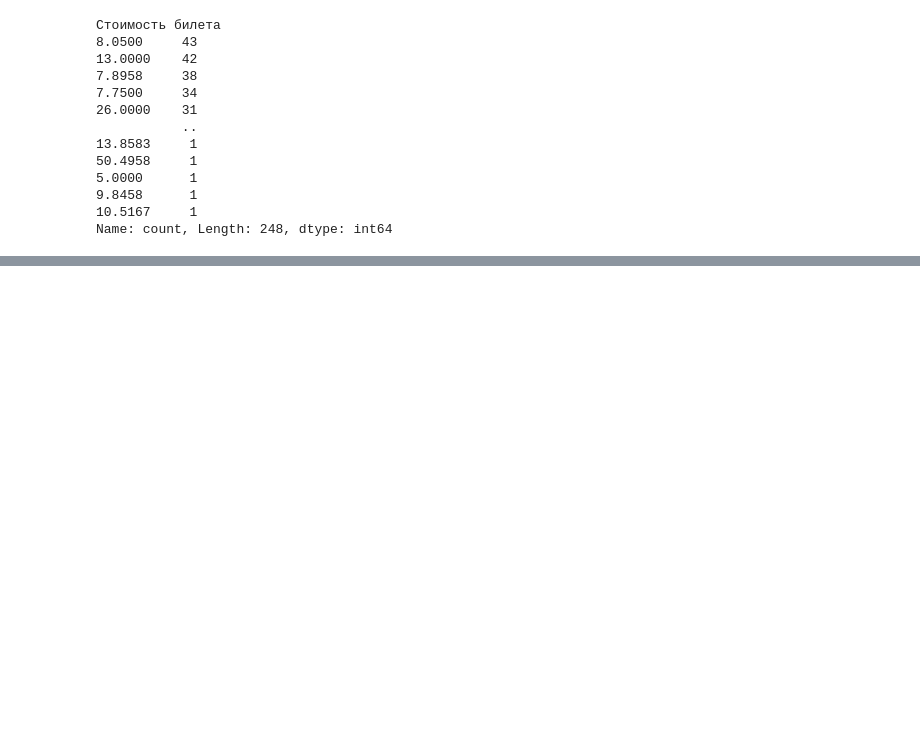
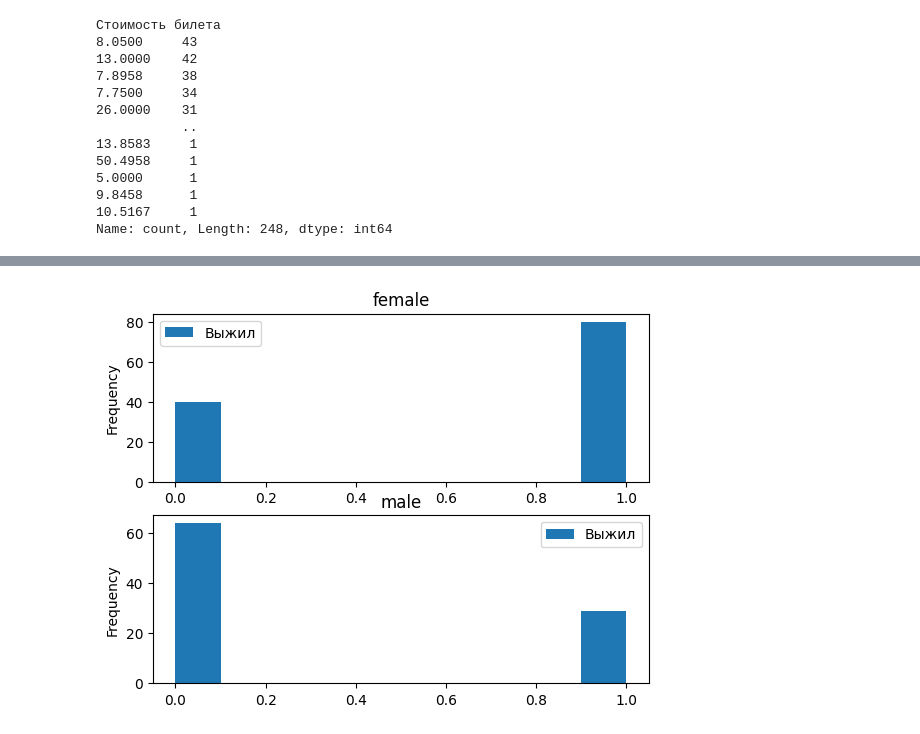
Before and after one commit to IsaakClarke/tms, a Jupyter notebook: lesson-6/lesson-6.ipynb, the cells around one changed output, grey strips where cells are left out. Saved outputs shown, nothing was run; the diff lists cells and outputs as text; code cells hidden in the pictures; blank space fills up the shorter version.

```diff
--- a/lesson-6/lesson-6.ipynb
+++ b/lesson-6/lesson-6.ipynb
@@ -220,0 +253,6 @@ plt.show()
+# %%
+df.query('`Количество родителей/детей на борту` > 0').plot.hist(column=['Выжил'], by=['Пол'])
+
+plt.show()
+# %% [output]
+[figure, added]
```
Also changed, not shown: parts of 24 cells of this notebook, 1 other file.
